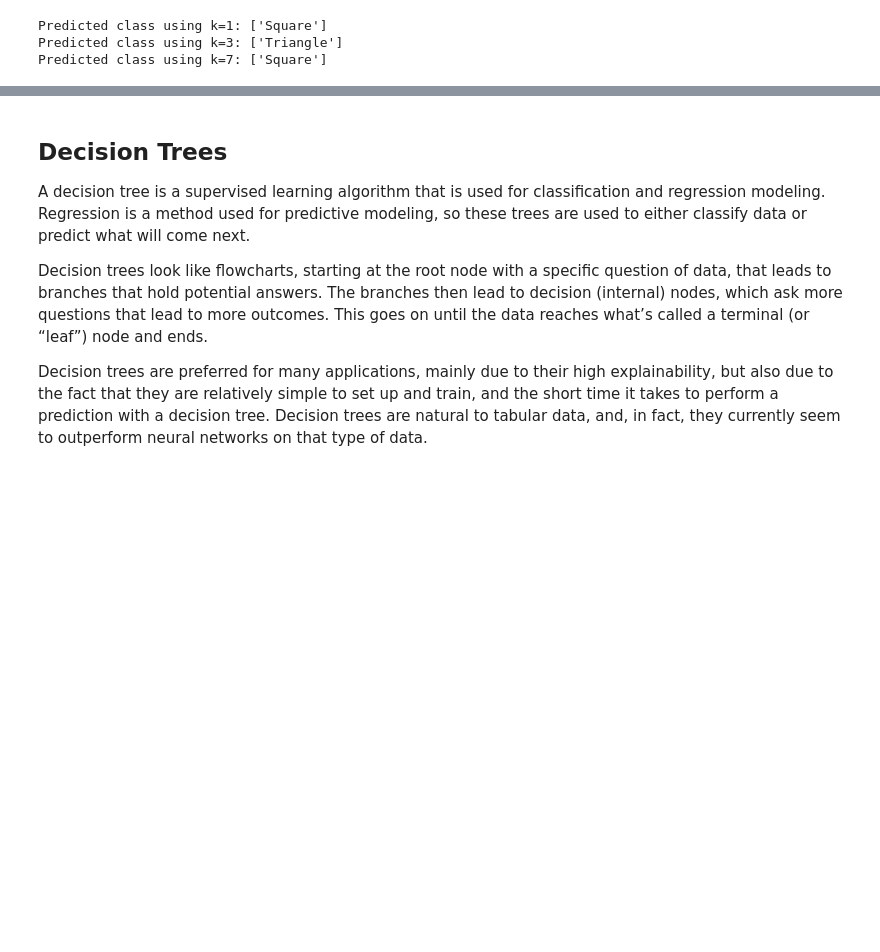
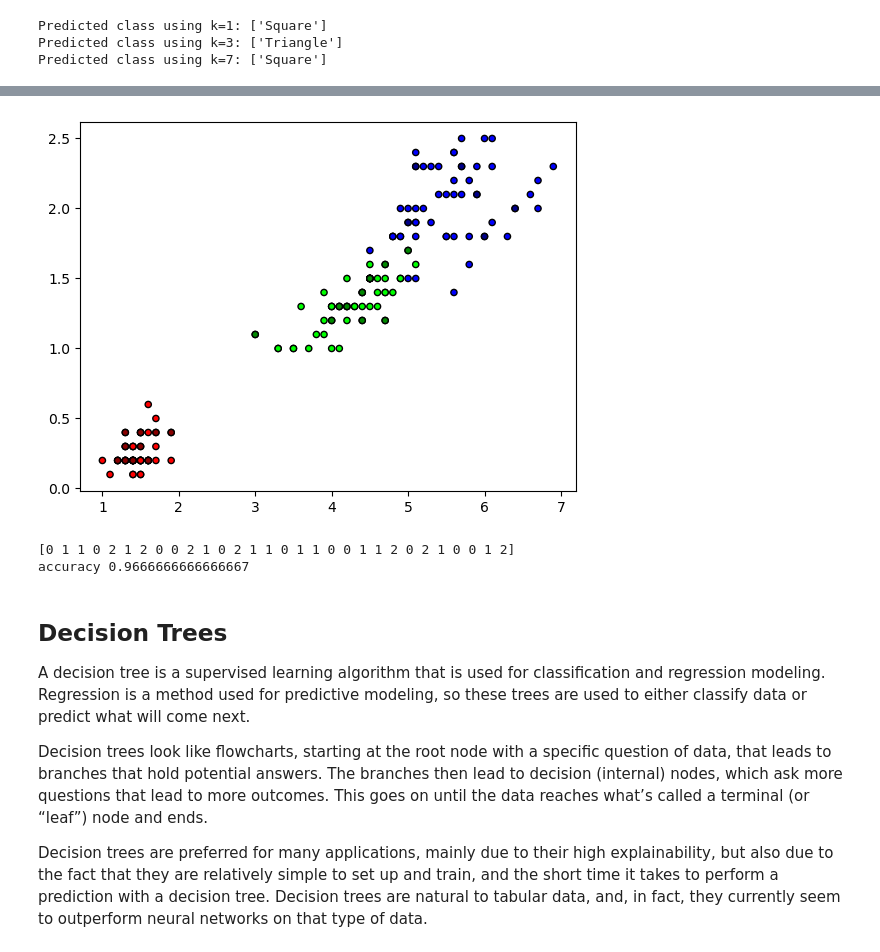
Before and after one commit to HaithamIsmail/ai-bootcamp-notebooks, a Jupyter notebook: lesson 5/traditional ml algorithms.ipynb, the cells around one changed output, grey strips where cells are left out. Cells and saved outputs as stored; diff of their text form; code cells hidden in the pictures; blank space fills up the shorter version.

```diff
--- a/lesson 5/traditional ml algorithms.ipynb
+++ b/lesson 5/traditional ml algorithms.ipynb
@@ -89,0 +92,7 @@ Predicted class using k=7: ['Square']
+# %%
+from sklearn import datasets
+iris = datasets.load_iris()
+iris_df = pd.DataFrame(data=iris.data, columns=iris.feature_names)
+iris_df['species'] = iris.target
+iris_df['species'] = iris_df['species'].map({0: 'setosa', 1: 'versicolor', 2: 'virginica'})
+iris_df
@@ -90,3 +113,30 @@ Predicted class using k=7: ['Square']
+# %%
+from sklearn.model_selection import train_test_split
+import matplotlib.pyplot as plt
+from matplotlib.colors import ListedColormap
+
+cmap = ListedColormap(["#FF0000", '#00FF00', "#0000FF"])
+cmap_test = ListedColormap(["#880000", '#008800', "#000088"])
+
+
+X, y = iris.data, iris.target
+X_train, X_test, y_train, y_test = train_test_split(X, y, test_size=0.2, random_state=1)
+
+plt.figure()
+plt.scatter(X[:, 2], X[:, 3], c=y, cmap=cmap, edgecolors='k', s=20)
+plt.scatter(X_test[:, 2], X_test[:, 3], c=y_test, cmap=cmap_test, edgecolors='k', s=20)
+plt.show()
+
+clf = KNeighborsClassifier(n_neighbors=10)
+clf.fit(X_train, y_train)
+preds = clf.predict(X_test)
+print(preds)
+accuracy = np.sum(preds == y_test) / len(preds)
+print('accuracy', accuracy)
+# %% [output]
+[figure, added]
+[0 1 1 0 2 1 2 0 0 2 1 0 2 1 1 0 1 1 0 0 1 1 2 0 2 1 0 0 1 2]
+accuracy 0.9666666666666667
 # %% [markdown]
 ## Decision Trees
 
```
Also changed, not shown: parts of 4 cells of this notebook, 1 other file.
